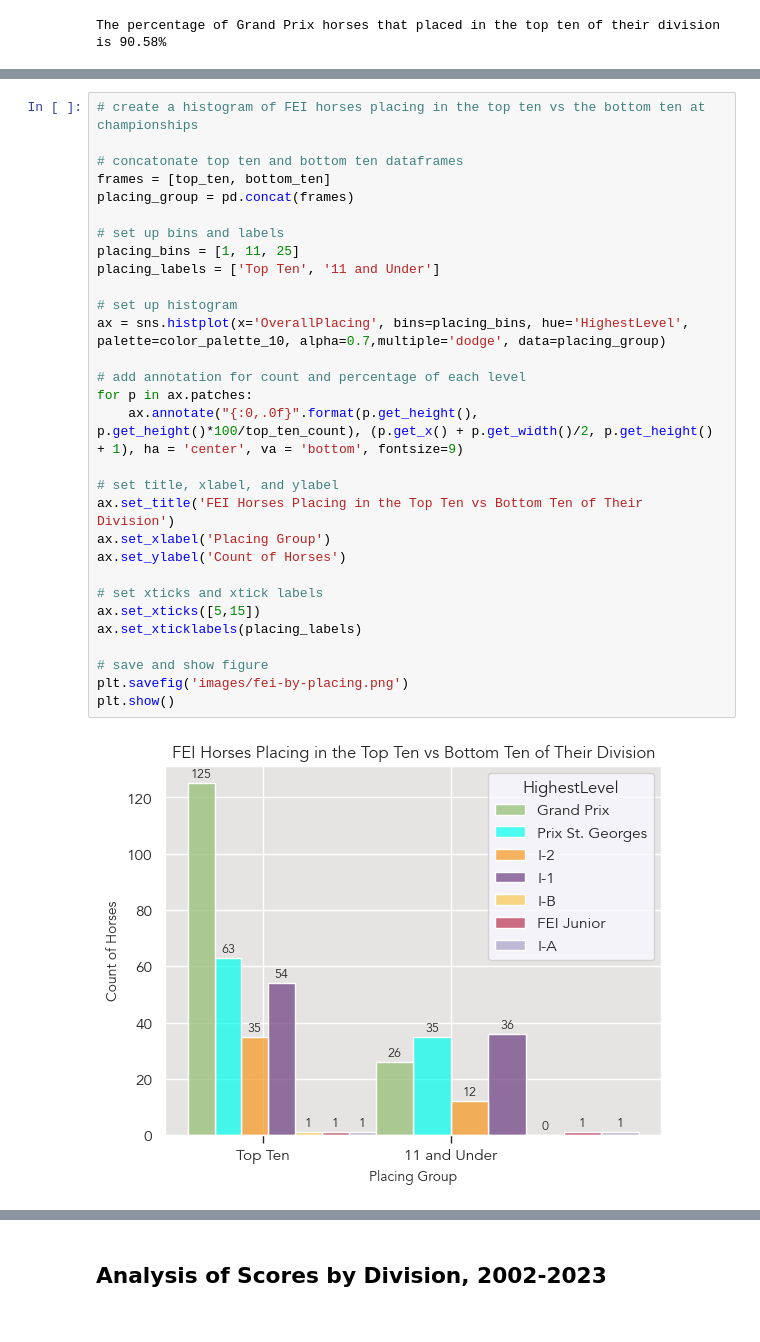
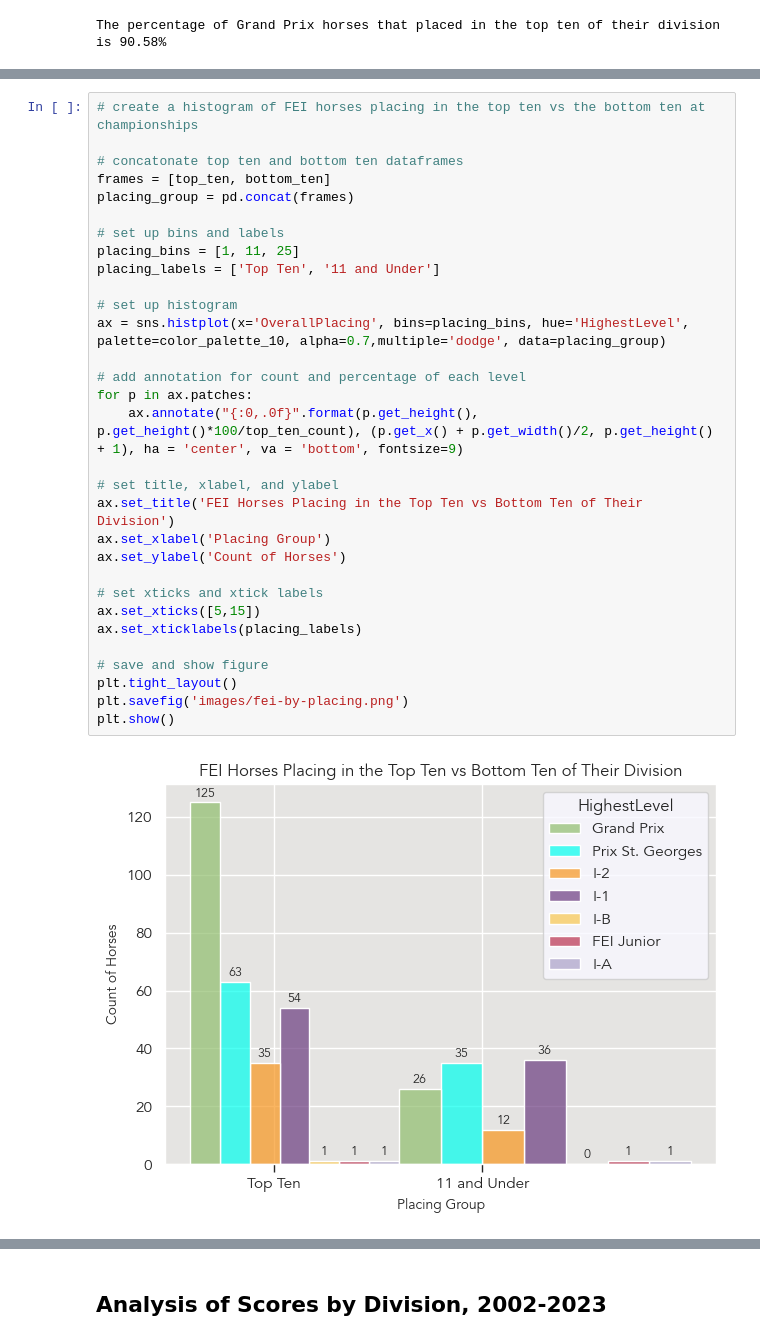
Before and after one commit to siobyrne/young-dressage-horse-program-analysis, a Jupyter notebook: younghorse.ipynb, the cells around one changed output, grey strips where cells are left out. Drawn from its saved outputs; the diff is of its cells as text.

```diff
--- a/younghorse.ipynb
+++ b/younghorse.ipynb
@@ -549,34 +551,35 @@ See the caveats in the documentation: https://pandas.pydata.org/pandas-docs/stab
 # create a histogram of FEI horses placing in the top ten vs the bottom ten at championships
 
 # concatonate top ten and bottom ten dataframes
 frames = [top_ten, bottom_ten]
 placing_group = pd.concat(frames)
 
 # set up bins and labels
 placing_bins = [1, 11, 25]
 placing_labels = ['Top Ten', '11 and Under']
 
 # set up histogram
 ax = sns.histplot(x='OverallPlacing', bins=placing_bins, hue='HighestLevel', palette=color_palette_10, alpha=0.7,multiple='dodge', data=placing_group)
 
 # add annotation for count and percentage of each level
 for p in ax.patches:
     ax.annotate("{:0,.0f}".format(p.get_height(), p.get_height()*100/top_ten_count), (p.get_x() + p.get_width()/2, p.get_height() + 1), ha = 'center', va = 'bottom', fontsize=9)
 
 # set title, xlabel, and ylabel
 ax.set_title('FEI Horses Placing in the Top Ten vs Bottom Ten of Their Division')
 ax.set_xlabel('Placing Group')
 ax.set_ylabel('Count of Horses')
 
 # set xticks and xtick labels
 ax.set_xticks([5,15])
 ax.set_xticklabels(placing_labels)
 
 # save and show figure
+plt.tight_layout()
 plt.savefig('images/fei-by-placing.png')
 plt.show()
 # %% [output]
-[figure, old version]
+[figure, new version]
 # %%
 # create countplot of FEI horses placing in the top ten by highest level competed
 
```
Also changed, not shown: parts of 15 cells of this notebook, 16 other files.
